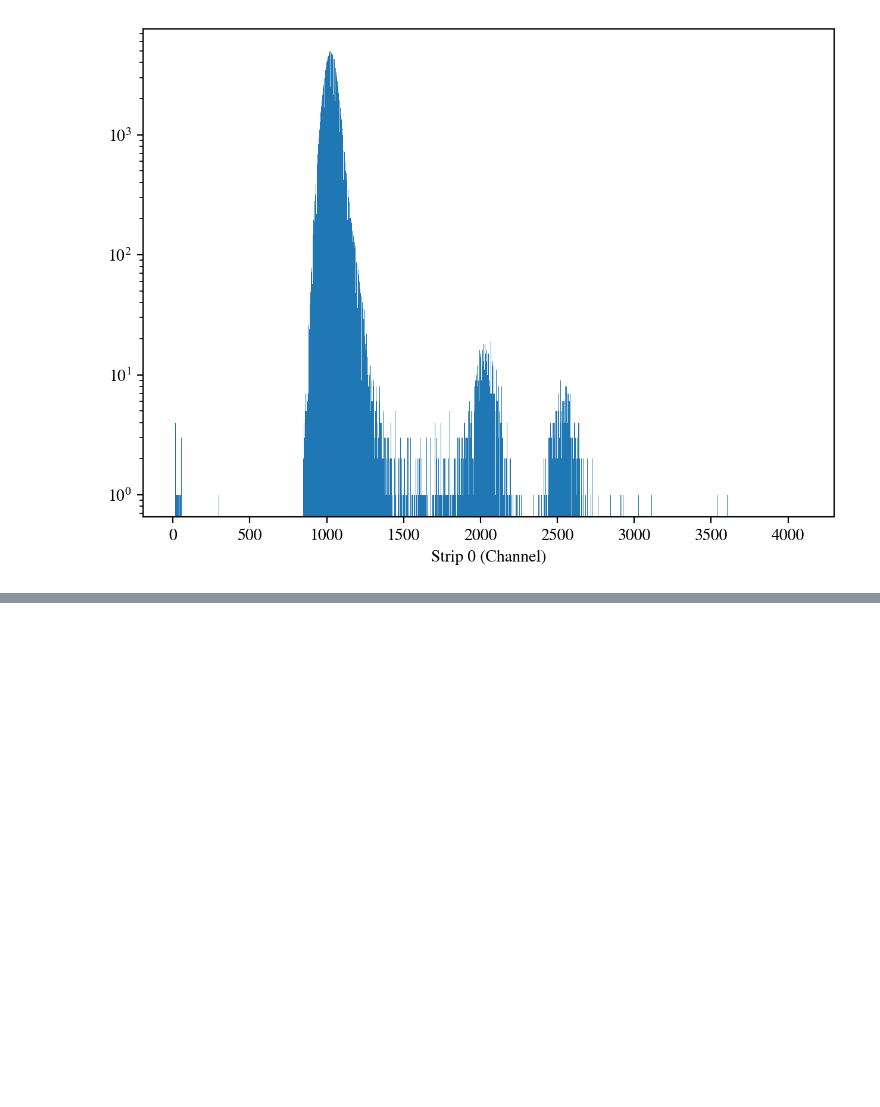
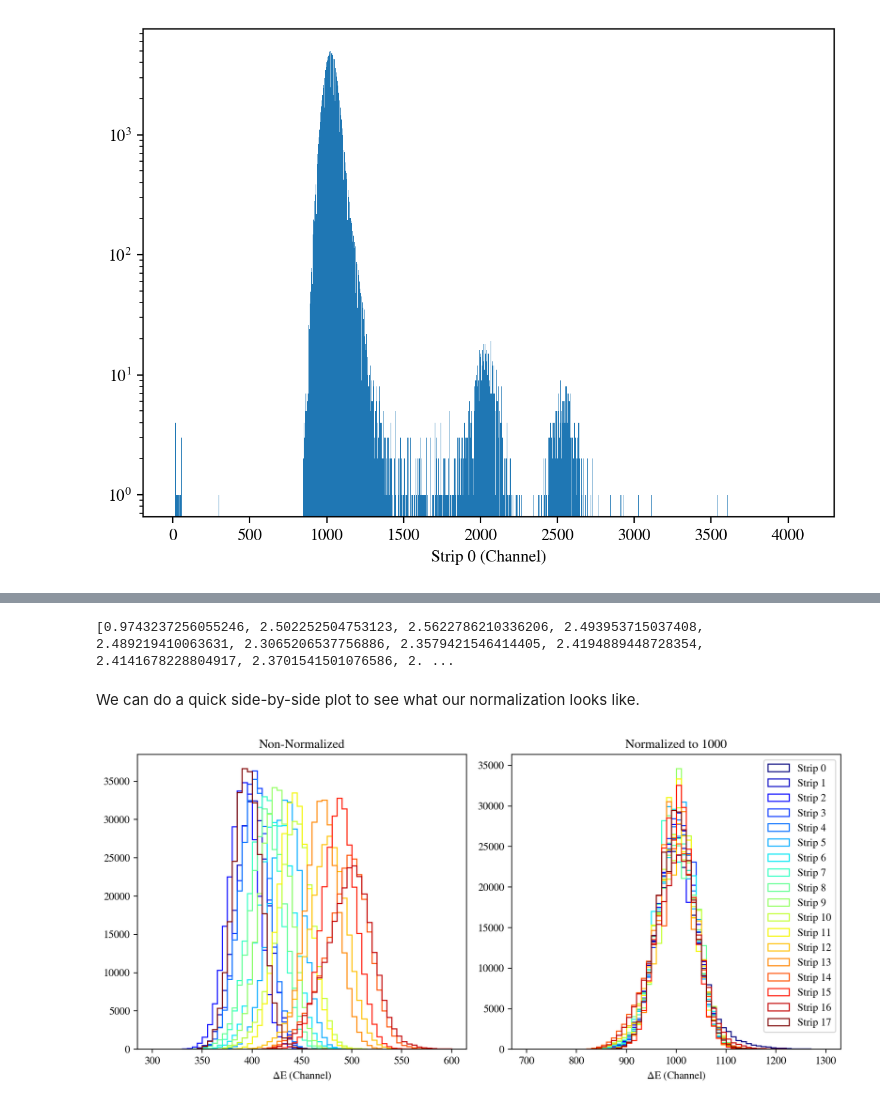
Before and after one commit to dneto1729/MUSIC_with_python, a Jupyter notebook: examples/3 - Basic Analysis and Identifying Potential Events.ipynb, the cells around one changed output, grey strips where cells are left out. Cells and saved outputs as stored; diff of their text form; code cells hidden in the pictures; blank space fills up the shorter version.

```diff
--- a/examples/3 - Basic Analysis and Identifying Potential Events.ipynb
+++ b/examples/3 - Basic Analysis and Identifying Potential Events.ipynb
@@ -88,0 +237,10 @@ plt.show()
+# %%
+dict = {'s0':df['s0'], 's1':df['s1L']+df['s1R'], 's2':df['s2L']+df['s2R'], 's3':df['s3L']+df['s3R'], 's4':df['s4L']+df['s4R'],
+        's5':df['s5L']+df['s5R'], 's6':df['s6L']+df['s6R'], 's7':df['s7L']+df['s7R'], 's8':df['s8L']+df['s8R'],
+        's9':df['s9L']+df['s9R'], 's10':df['s10L']+df['s10R'], 's11':df['s11L']+df['s11R'], 's12':df['s12L']+df['s12R'],
+        's13':df['s13L']+df['s13R'], 's14':df['s14L']+df['s14R'], 's15':df['s15L']+df['s15R'], 's16':df['s16L']+df['s16R'],
+        's17':df['s17'], 'grid': df['grid']}
+
+df_sum = pd.DataFrame(dict)
+
+df_sum
@@ -88,0 +279,60 @@ plt.show()
+# %%
+norm_factor = []
+norm_to = 1000.0
+mu_guess = [1000.0, 380.0, 390.0, 395.0, 400.0, 405.0, 410.0, 415.0, 420.0, 425.0,
+            430.0, 435.0, 445.0, 455.0, 465.0, 475.0, 485.0, 380.0]
+
+# Normalize a copy of the original dataframe
+df_sum_norm = df_sum.copy()
+# Da loop
+for i in range(0,18):
+    mean_gauss = 0.0
+    counts, bins, patches = plt.hist(df_sum_norm.iloc[:, i], bins=60) # !
+    cen_bins = (bins[:-1] + np.diff(bins) / 2)
+    # Fit
+    param, cov = curve_fit(gauss, cen_bins, counts,
+                           p0=(35000, mu_guess[i], 25))
+    # Get Mean of Gauss
+    mean_gaus = param[1]
+    # normalize
+    norm_factor.append(norm_to/mean_gaus)
+    df_sum_norm.iloc[:, i] = df_sum_norm.iloc[:, i]*(norm_to/mean_gaus)
+    # Close
+    plt.close()
+
+print(norm_factor)
+# %% [output]
+[0.9743237256055246, 2.502252504753123, 2.5622786210336206, 2.493953715037408, 2.489219410063631, 2.3065206537756886, 2.3579421546414405, 2.4194889448728354, 2.4141678228804917, 2.3701541501076586, 2. ...
+# %% [markdown]
+We can do a quick side-by-side plot to see what our normalization looks like.
+# %%
+disc_jet = plt.cm.jet(np.linspace(0,1,18)) # Setup cmap so each histogram is unique color from jet
+
+fig, ax = plt.subplots(1,2)
+fig.set_figwidth(10,6)
+
+for i in range(0,18):
+    # Raw Data
+    ax[0].hist(df_sum.iloc[:,i].values, bins=60,
+               range=[300, 600],
+               histtype='step',
+               color=disc_jet[i],
+               label=f'Strip {i}')
+    # Normalized Data
+    ax[1].hist(df_sum_norm.iloc[:,i].values, bins=60,
+               range=[700, 1300],
+               histtype='step',
+               color=disc_jet[i],
+               label=f'Strip {i}')
+
+ax[0].set_title('Non-Normalized')
+ax[0].set_xlabel(r'$\Delta$E (Channel)')
+
+ax[1].set_title('Normalized to 1000')
+ax[1].set_xlabel(r'$\Delta$E (Channel)')
+ax[1].legend()
+
+plt.tight_layout()
+plt.show()
+# %% [output]
+[figure, added]
```
Also changed, not shown: parts of 15 cells of this notebook.
